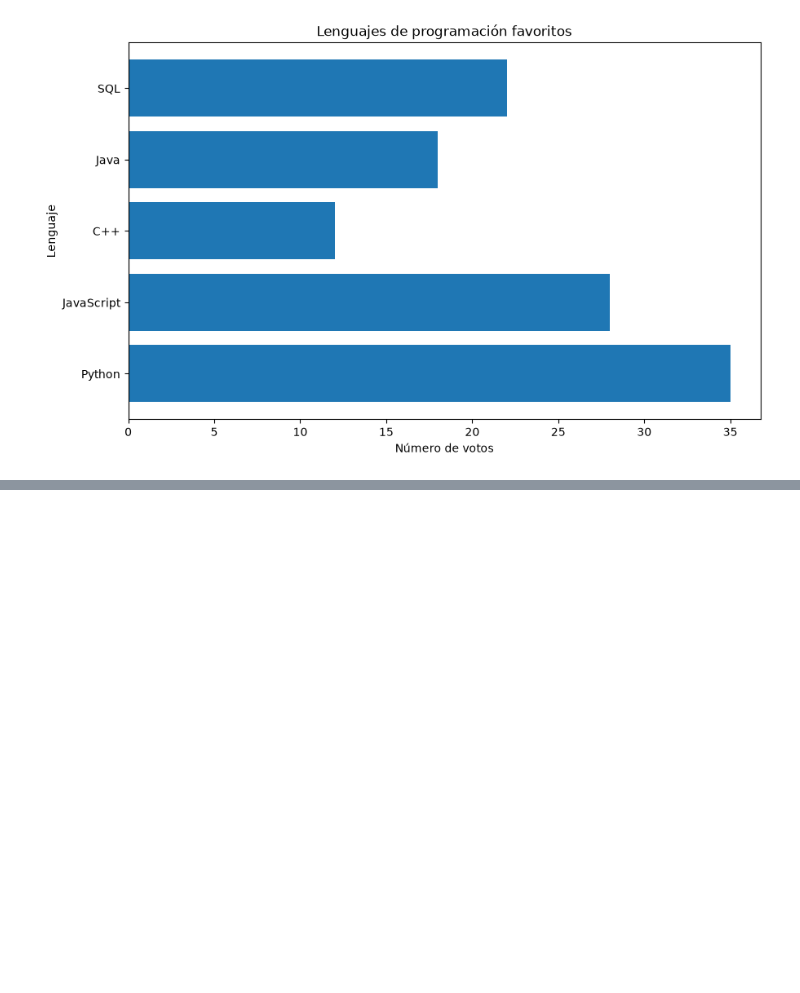
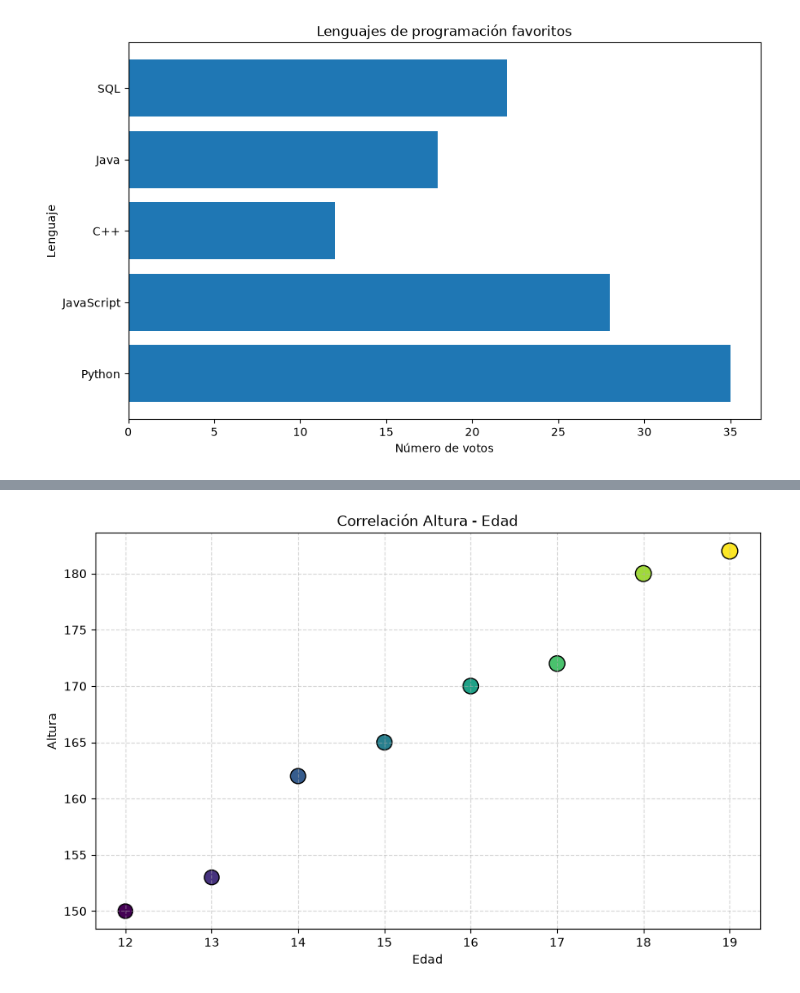
Before and after one commit to LaraDelCerro/Clases-python-big-data, a Jupyter notebook: 10_visualización_datos/01_matplotlib.ipynb, the cells around one changed output, grey strips where cells are left out. Drawn from its saved outputs; the diff is of its cells as text; code cells hidden in the pictures; blank space fills up the shorter version.

Commit message:
visualización python

```diff
--- a/10_visualización_datos/01_matplotlib.ipynb
+++ b/10_visualización_datos/01_matplotlib.ipynb
@@ -70,0 +77,18 @@ Text(0, 0.5, 'Lenguaje')
+# %%
+datos_adelescentes = {
+    'edad': [12,13,14,15,16,17,18,19],
+    'altura': [150,153,162,165,170,172,180,182]
+}
+
+df_adolescentes = pd.DataFrame(datos_adelescentes)
+plt.figure(figsize=(10,6))
+plt.scatter(df_adolescentes['edad'], df_adolescentes['altura'], s=df_adolescentes['altura'], marker='o', edgecolor='black', c=df_adolescentes['edad'])
+#c pinta el color en función de la edad en este caso
+#s pinta el tamaño de los rombos en función de la altura
+plt.grid(linestyle= '--', alpha =0.5)
+plt.xlabel('Edad')
+plt.ylabel('Altura')
+plt.title('Correlación Altura - Edad')
+plt.show()
+# %% [output]
+[figure, added]
```
Also changed, not shown: parts of 7 cells of this notebook, 11 other files.
